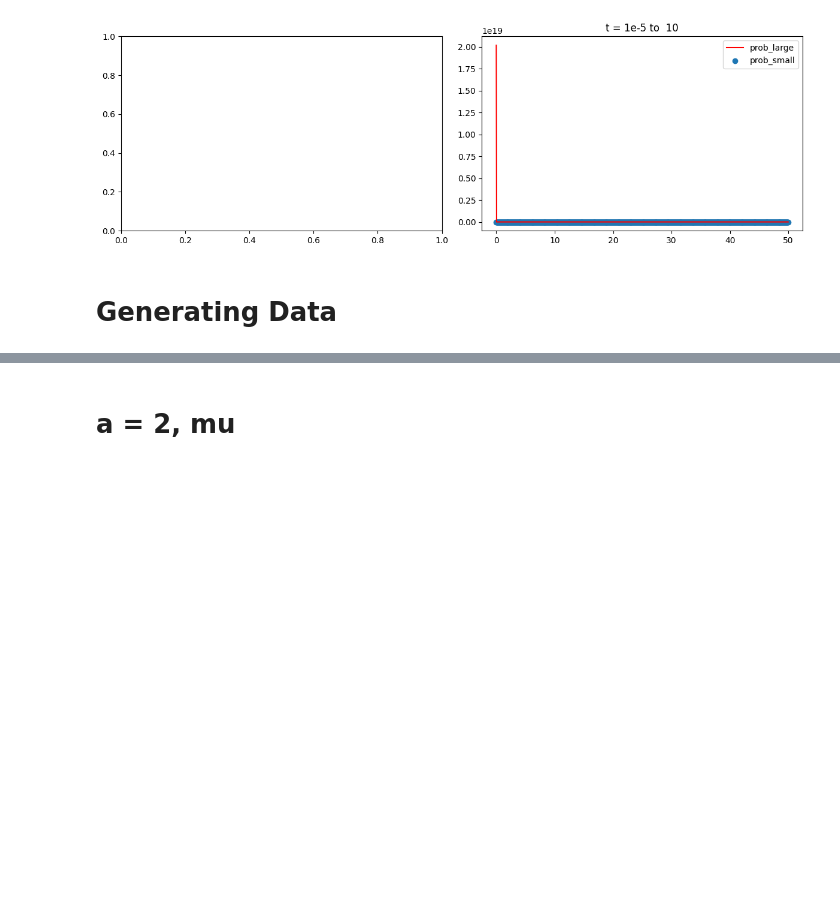
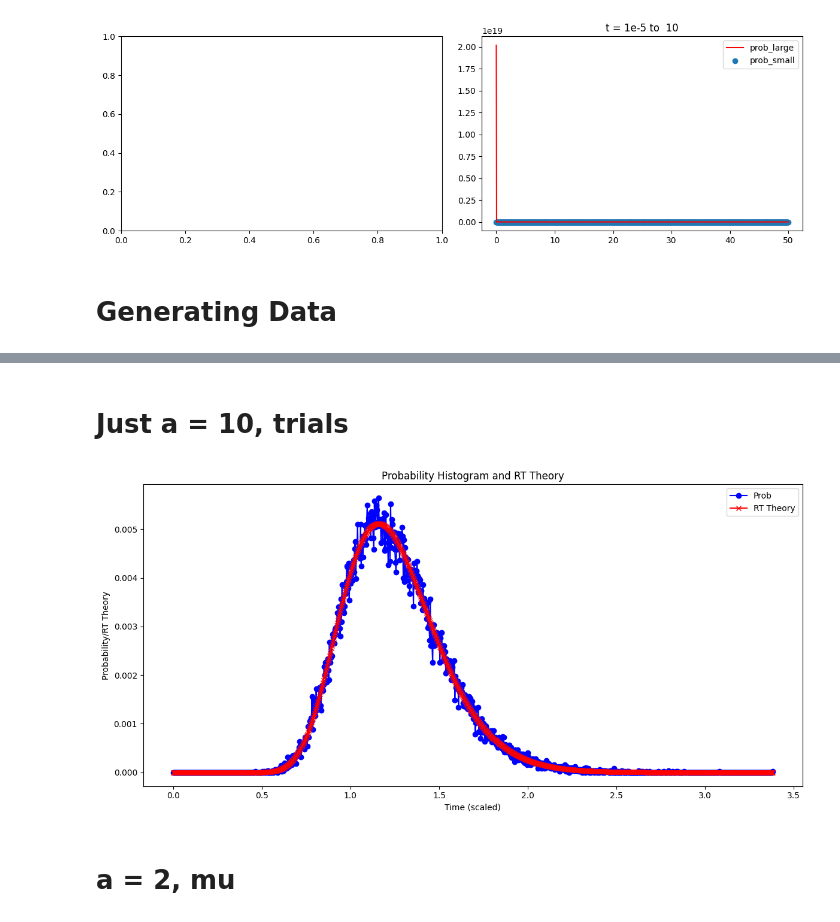
Before and after one commit to rakaar/ai_stats_notes, a Jupyter notebook: neural/ddm_ex21.ipynb, the cells around one changed output, grey strips where cells are left out. Drawn from its saved outputs; the diff is of its cells as text; code cells hidden in the pictures; blank space fills up the shorter version.

```diff
--- a/neural/ddm_ex21.ipynb
+++ b/neural/ddm_ex21.ipynb
@@ -130,3 +134,39 @@ plt.show()
+# %% [markdown]
+# Just a = 10, trials
+# %%
+a = 10; v = 4
+mu = (a/2)*v
+t_scale = (a**2)/4
+
+
+keyname = f"a={str(a)},v={str(v)}"
+choices, RTs = parse_sim_results(all_sim_results[keyname])
+
+t_pts = np.linspace(0.0001/t_scale, max(RTs)/t_scale, 1000)
+
+
+prob = calculate_histogram(t_pts*t_scale, RTs)
+RT_theory = prob_rt_generic(t_pts, mu, rtd_mu_small_t)
+
+
+# Plotting
+fig, ax = plt.subplots(1, 1, figsize=(12, 6))
+
+# Plot prob
+ax.plot(t_pts[:-1] * t_scale, prob, color='blue', marker='o', linestyle='-', label='Prob')
+
+# Plot RT_theory
+ax.plot(t_pts[:-1] * t_scale, RT_theory, color='red', marker='x', linestyle='-', label='RT Theory')
+
+ax.set_title('Probability Histogram and RT Theory')
+ax.set_xlabel('Time (scaled)')
+ax.set_ylabel('Probability/RT Theory')
+ax.legend()
+
+plt.tight_layout()
+plt.show()
+# %% [output]
+[figure, added]
 # %% [markdown]
 # a = 2, mu
 # %%
```
Also changed, not shown: parts of 5 cells of this notebook, 1 other file.
